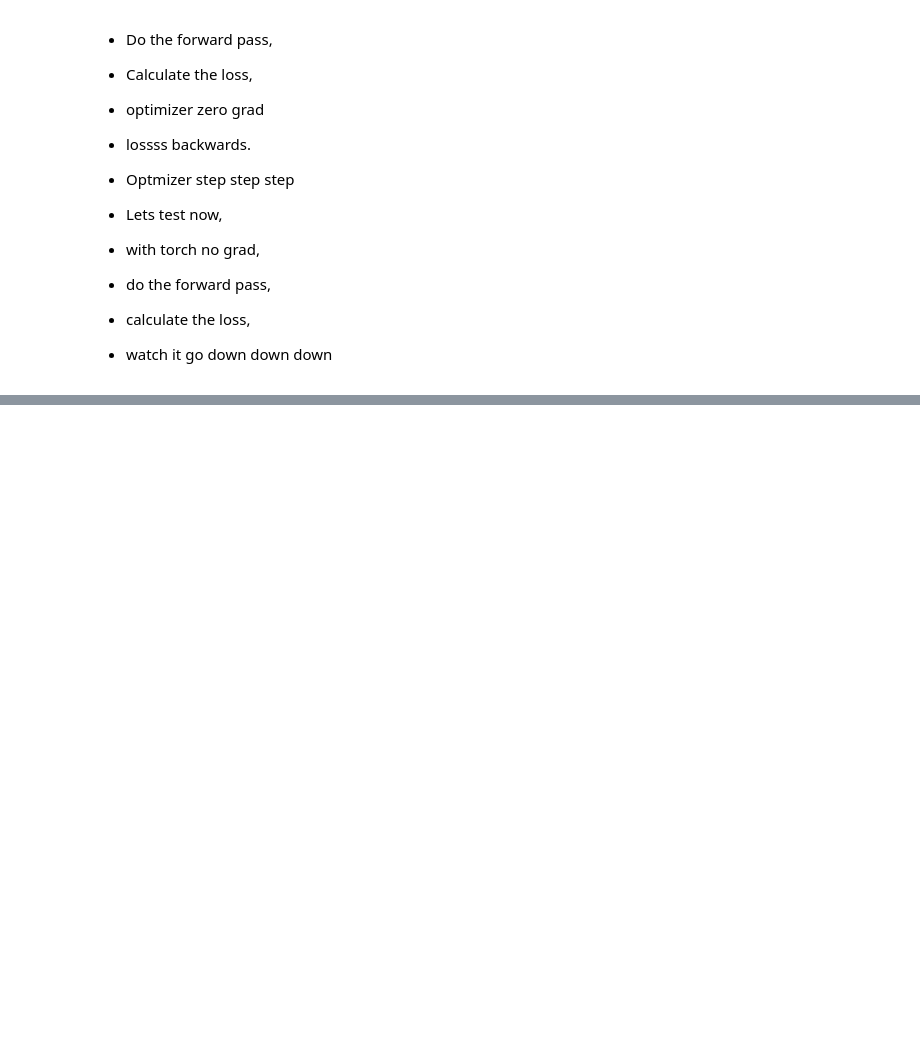
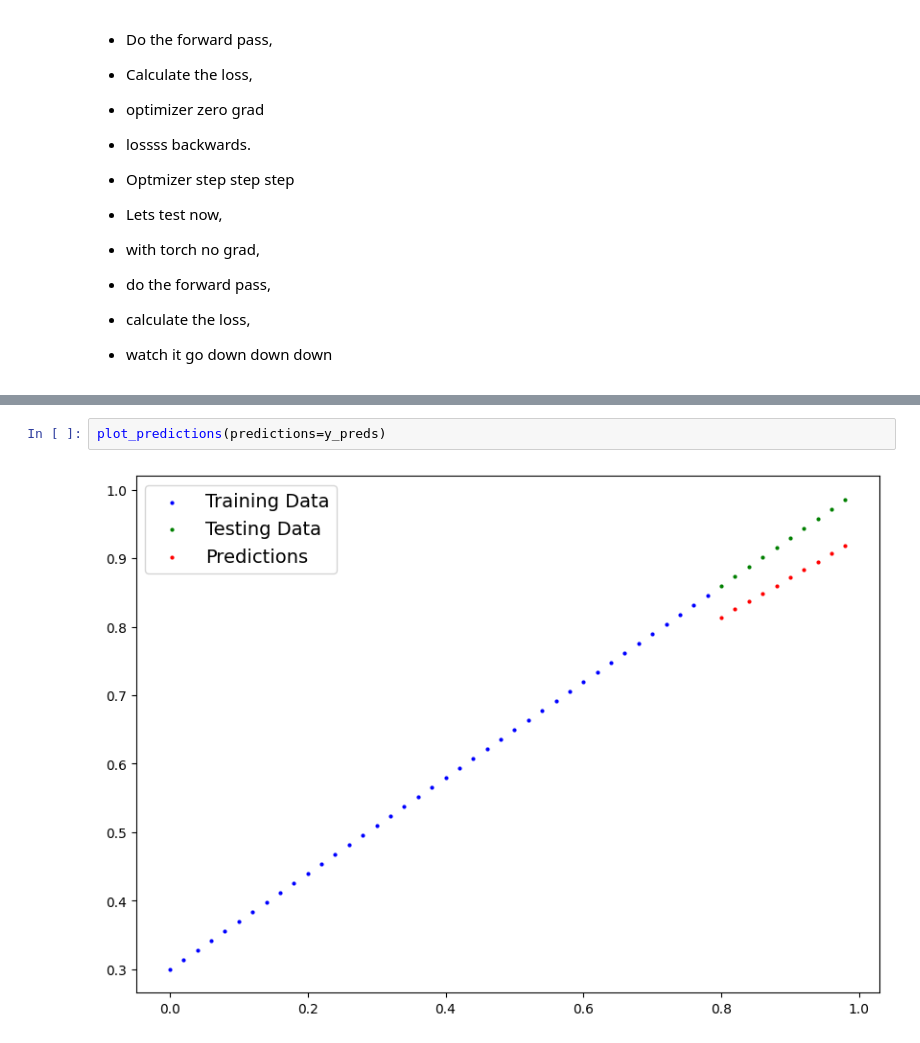
Before and after one commit to UtkarshRasal/deep_learning, a Jupyter notebook: neural_networks.ipynb, the cells around one changed output, grey strips where cells are left out. Drawn from its saved outputs; the diff is of its cells as text; blank space fills up the shorter version.

```diff
--- a/neural_networks.ipynb
+++ b/neural_networks.ipynb
@@ -286,0 +335,4 @@ def train_model(epochs):
+# %%
+plot_predictions(predictions=y_preds)
+# %% [output]
+[figure, added]
```
Also changed, not shown: parts of 16 cells of this notebook.
